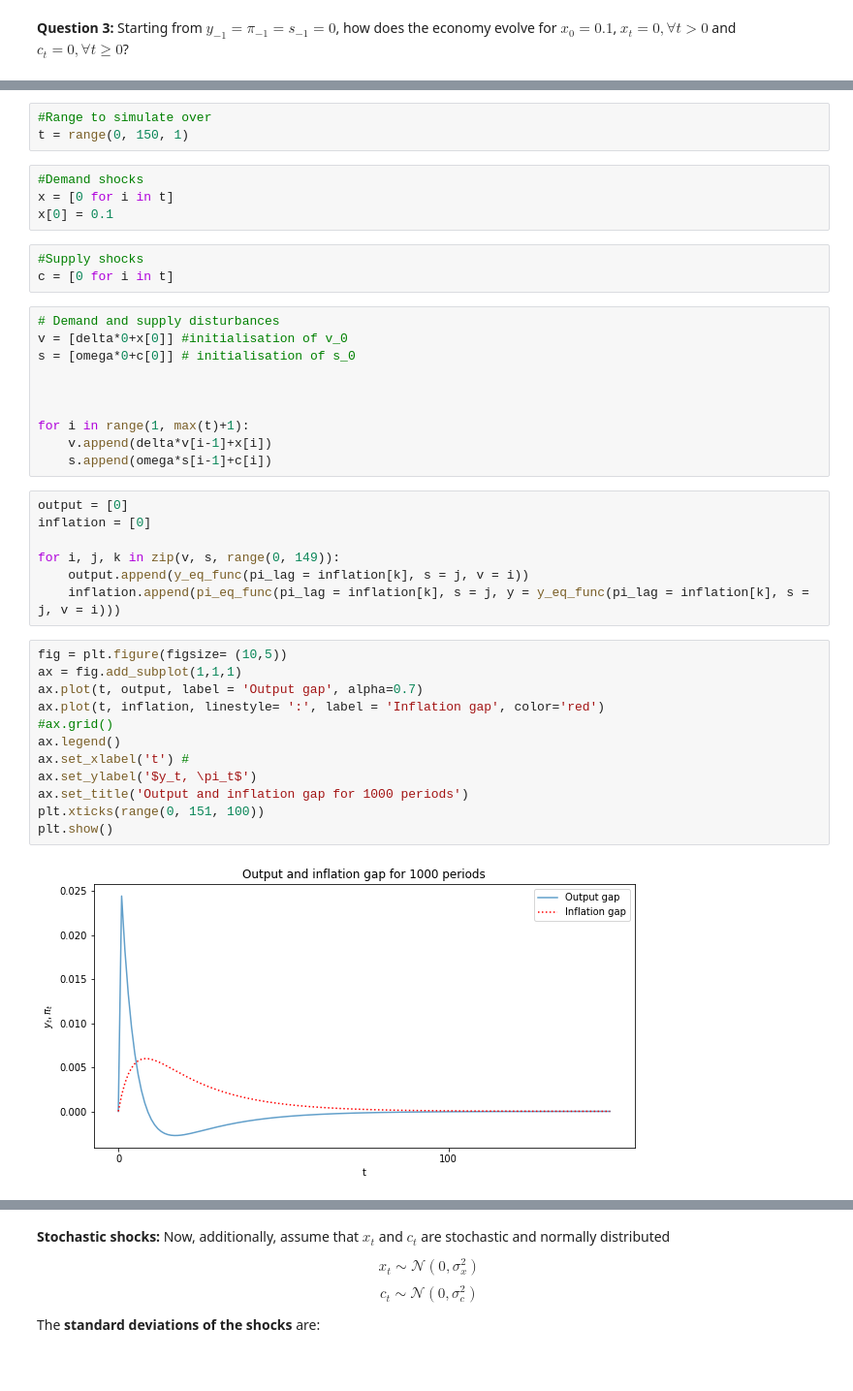
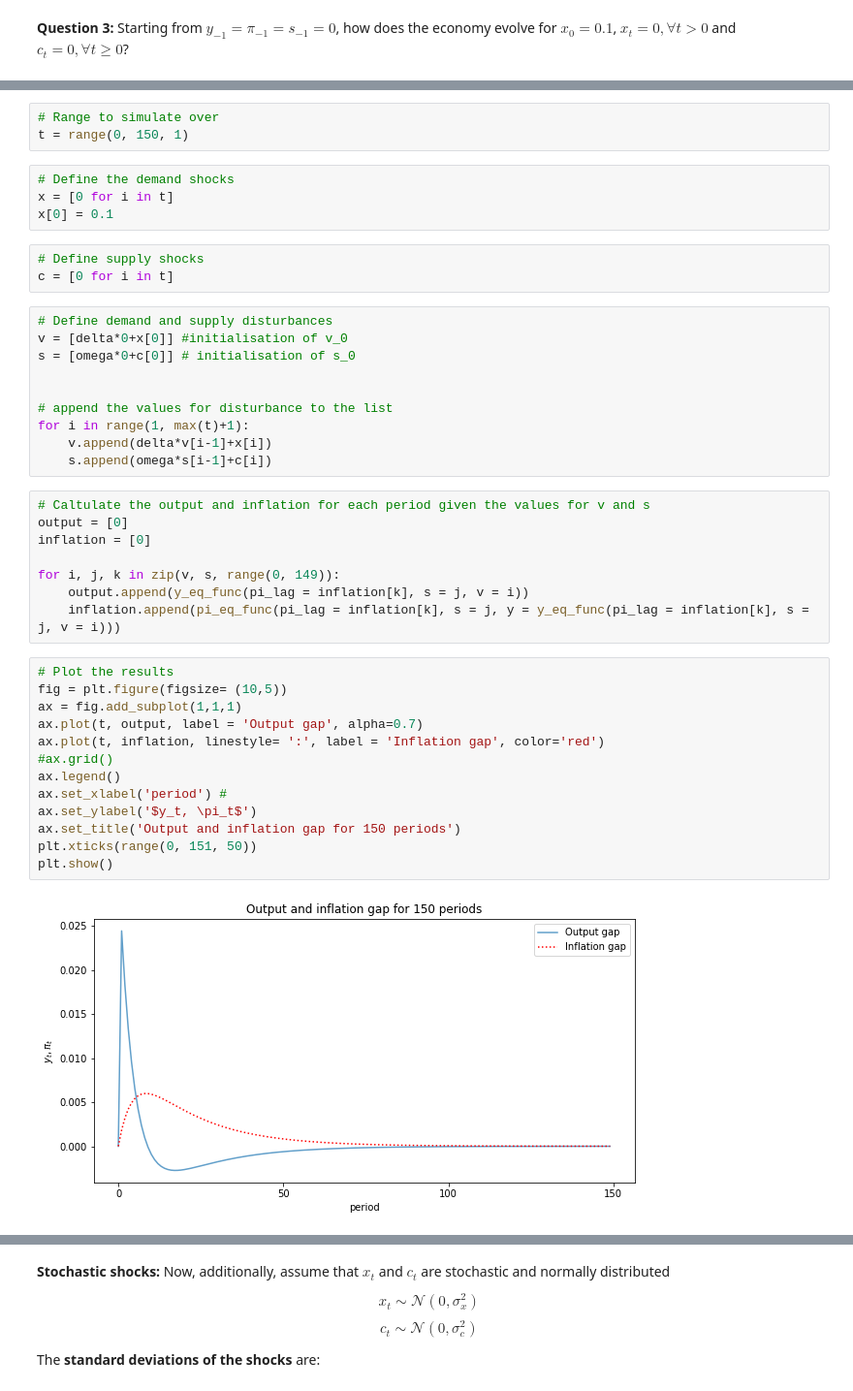
Before and after one commit to NumEconCopenhagen/projects-2019-wms, a Jupyter notebook: examproject/exam_2019.ipynb, the cells around one changed output, grey strips where cells are left out. Shown: that part at 97% size. Saved outputs shown, nothing was run; the diff lists cells and outputs as text.

```diff
--- a/examproject/exam_2019.ipynb
+++ b/examproject/exam_2019.ipynb
@@ -528,25 +533,26 @@ omega = par['omega']
 sm.init_printing(pretty_print=False)
 # %%
-#Range to simulate over
+# Range to simulate over
 t = range(0, 150, 1)
 # %%
-#Demand shocks
+# Define the demand shocks
 x = [0 for i in t]
 x[0] = 0.1
 # %%
-#Supply shocks
+# Define supply shocks
 c = [0 for i in t]
 # %%
-# Demand and supply disturbances
+# Define demand and supply disturbances
 v = [delta*0+x[0]] #initialisation of v_0
 s = [omega*0+c[0]] # initialisation of s_0
 
 
-
+# append the values for disturbance to the list
 for i in range(1, max(t)+1):
     v.append(delta*v[i-1]+x[i])
     s.append(omega*s[i-1]+c[i])
 # %%
+# Caltulate the output and inflation for each period given the values for v and s
 output = [0]
 inflation = [0]
 
@@ -554,16 +560,17 @@ for i, j, k in zip(v, s, range(0, 149)):
     output.append(y_eq_func(pi_lag = inflation[k], s = j, v = i))
     inflation.append(pi_eq_func(pi_lag = inflation[k], s = j, y = y_eq_func(pi_lag = inflation[k], s = j, v = i)))
 # %%
+# Plot the results
 fig = plt.figure(figsize= (10,5))
 ax = fig.add_subplot(1,1,1)
 ax.plot(t, output, label = 'Output gap', alpha=0.7)
 ax.plot(t, inflation, linestyle= ':', label = 'Inflation gap', color='red')
 #ax.grid()
 ax.legend()
-ax.set_xlabel('t') #
+ax.set_xlabel('period') #
 ax.set_ylabel('$y_t, \pi_t$')
-ax.set_title('Output and inflation gap for 1000 periods')
-plt.xticks(range(0, 151, 100))
+ax.set_title('Output and inflation gap for 150 periods')
+plt.xticks(range(0, 151, 50))
 plt.show()
 # %% [output]
-[figure, old version]
+[figure, new version]
```
Also changed, not shown: parts of 12 cells of this notebook, 1 other file.
